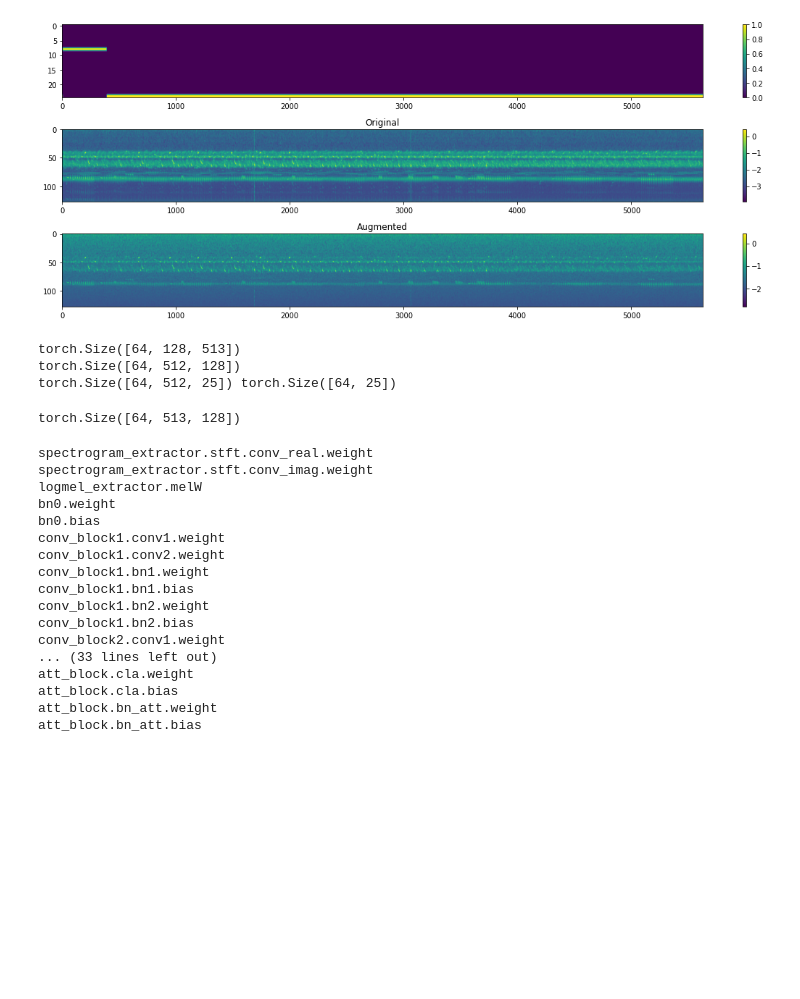
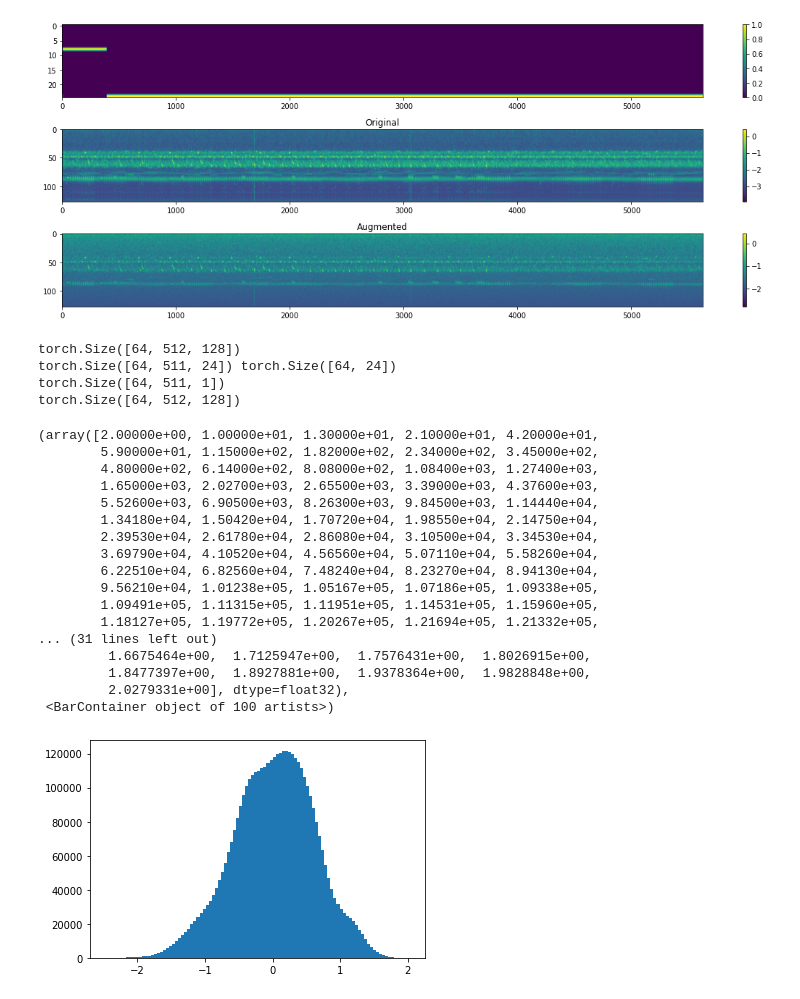
Before and after one commit to ibkuroyagi/Rainforest-Connection-Species-Audio-Detection, a Jupyter notebook: working/EDA.ipynb, the cells around one changed output. Drawn from its saved outputs; the diff is of its cells as text; code cells hidden in the pictures; blank space fills up the shorter version.

Commit message:
add frame mask

```diff
--- a/working/EDA.ipynb
+++ b/working/EDA.ipynb
@@ -453,36 +486,33 @@ model = ConformerEncoderDecoder(
 # %%
-batch["X_"] = torch.ones(64, 128, 513)
-print(batch["X_"].shape)
+# batch["X_"] = torch.rand(64, 128, 513)
 print(batch["X"].transpose(2,1).shape)
-y = model(batch["X_"].transpose(2,1))
+y = model(batch["X"].transpose(2,1))
 print(y["y_frame"].shape, y["y_clip"].shape)
+print(y["frame_mask"].shape)
+print(y["reconstructed"].shape)
 # %% [output]
-torch.Size([64, 128, 513])
 torch.Size([64, 512, 128])
-torch.Size([64, 512, 25]) torch.Size([64, 25])
+torch.Size([64, 511, 24]) torch.Size([64, 24])
+torch.Size([64, 511, 1])
+torch.Size([64, 512, 128])
-# %%
-y["reconstructed"].shape
-# %% [output]
-torch.Size([64, 513, 128])
-# %%
-model = Cnn14_DecisionLevelAtt()
-for name, param in model.named_parameters():
-    print(name)
-# %% [output]
-spectrogram_extractor.stft.conv_real.weight
-spectrogram_extractor.stft.conv_imag.weight
-logmel_extractor.melW
-bn0.weight
-bn0.bias
-conv_block1.conv1.weight
-conv_block1.conv2.weight
-conv_block1.bn1.weight
-conv_block1.bn1.bias
-conv_block1.bn2.weight
-conv_block1.bn2.bias
-conv_block2.conv1.weight
-... (33 lines left out)
-att_block.cla.weight
-att_block.cla.bias
-att_block.bn_att.weight
-att_block.bn_att.bias
+# %%
+plt.hist(y["reconstructed"].detach().numpy().flatten(), bins=100)
+# %% [output]
+(array([2.00000e+00, 1.00000e+01, 1.30000e+01, 2.10000e+01, 4.20000e+01,
+        5.90000e+01, 1.15000e+02, 1.82000e+02, 2.34000e+02, 3.45000e+02,
+        4.80000e+02, 6.14000e+02, 8.08000e+02, 1.08400e+03, 1.27400e+03,
+        1.65000e+03, 2.02700e+03, 2.65500e+03, 3.39000e+03, 4.37600e+03,
+        5.52600e+03, 6.90500e+03, 8.26300e+03, 9.84500e+03, 1.14440e+04,
+        1.34180e+04, 1.50420e+04, 1.70720e+04, 1.98550e+04, 2.14750e+04,
+        2.39530e+04, 2.61780e+04, 2.86080e+04, 3.10500e+04, 3.34530e+04,
+        3.69790e+04, 4.10520e+04, 4.56560e+04, 5.07110e+04, 5.58260e+04,
+        6.22510e+04, 6.82560e+04, 7.48240e+04, 8.23270e+04, 8.94130e+04,
+        9.56210e+04, 1.01238e+05, 1.05167e+05, 1.07186e+05, 1.09338e+05,
+        1.09491e+05, 1.11315e+05, 1.11951e+05, 1.14531e+05, 1.15960e+05,
+        1.18127e+05, 1.19772e+05, 1.20267e+05, 1.21694e+05, 1.21332e+05,
+... (31 lines left out)
+         1.6675464e+00,  1.7125947e+00,  1.7576431e+00,  1.8026915e+00,
+         1.8477397e+00,  1.8927881e+00,  1.9378364e+00,  1.9828848e+00,
+         2.0279331e+00], dtype=float32),
+ <BarContainer object of 100 artists>)
+[figure, added]
```
Also changed, not shown: parts of 3 cells of this notebook, 10 other files.
